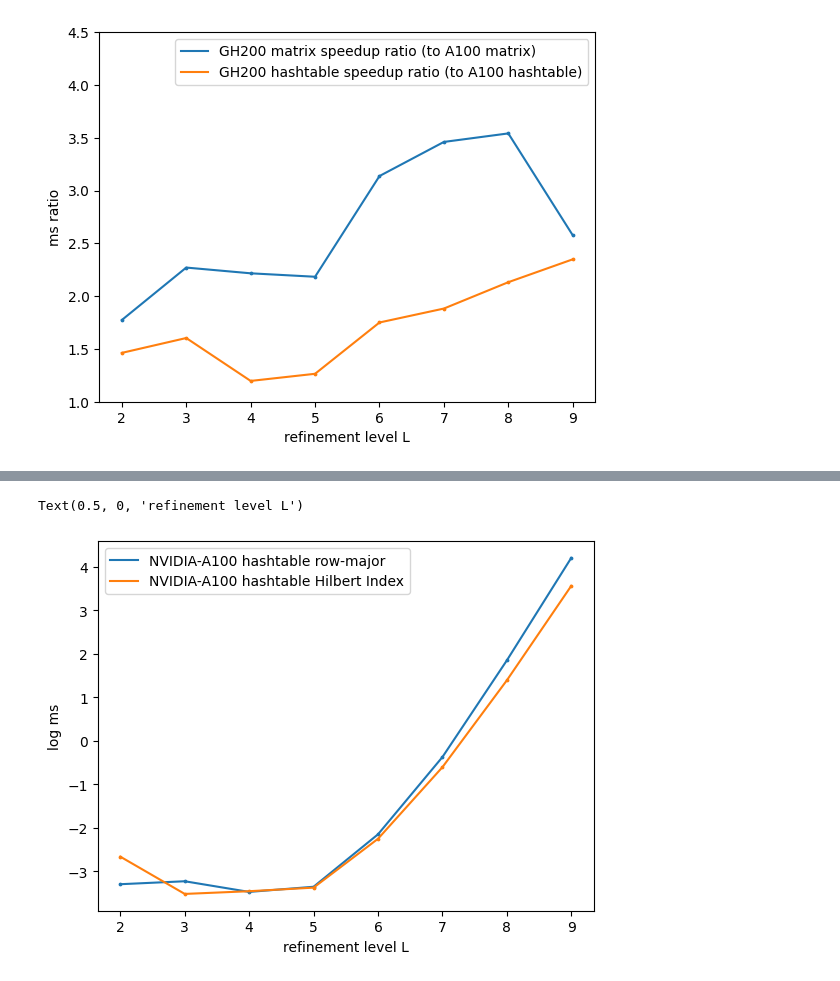
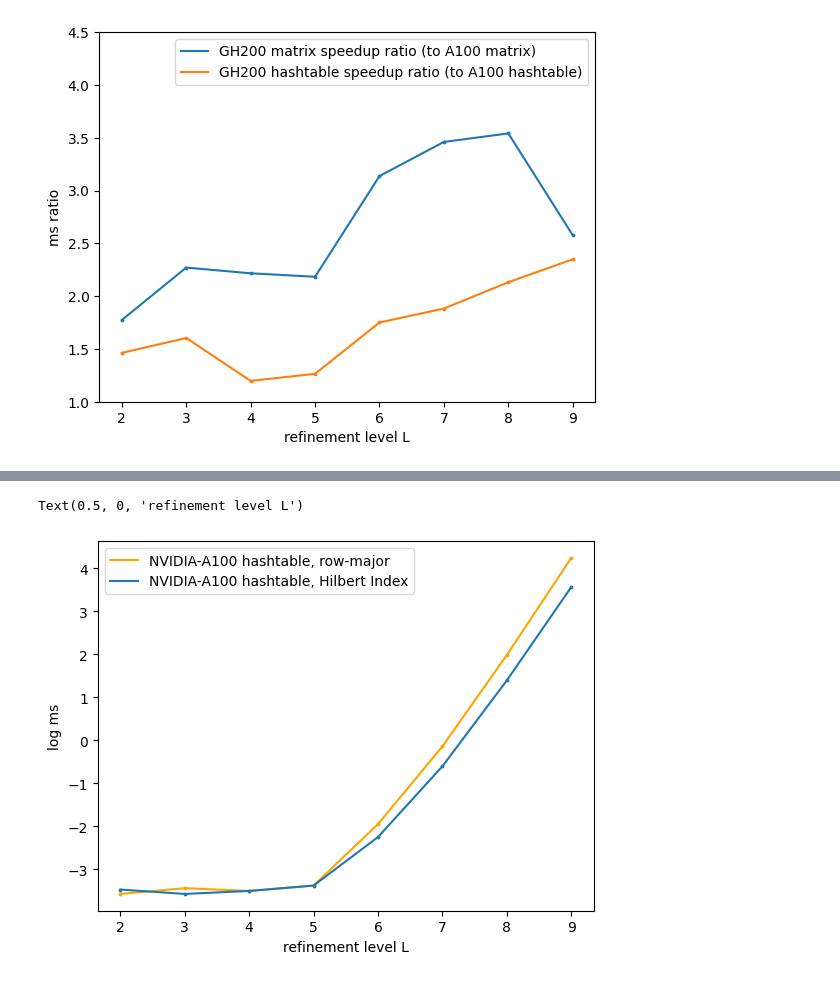
Before and after one commit to 314152718/amr-gpu, a Jupyter notebook: visualize.ipynb, the cells around one changed output, grey strips where cells are left out. Saved outputs shown, nothing was run; the diff lists cells and outputs as text; code cells hidden in the pictures.

```diff
--- a/visualize.ipynb
+++ b/visualize.ipynb
@@ -322,6 +328,6 @@ Text(0.5, 0, 'refinement level L')
 # %%
-times_hashtable_df = pd.read_csv("time_hashtable_float2_112524.csv")
-times_hashtable_hindex = pd.read_csv("time_hashtable_float2_hindex.csv")
+times_hashtable_df = pd.read_csv("time_hashtable_float2_112524_no_outlier.csv")
+times_hashtable_hindex = pd.read_csv("time_hashtable_float2_hindex_no_outlier.csv")
 times_hashtable_df['num_cells'] = times_hashtable_df.L.apply(get_num_cells)
 times_hashtable_hindex['num_cells'] = times_hashtable_hindex.L.apply(get_num_cells)
 
@@ -349,11 +355,11 @@ Text(0.5, 0, 'refinement level L')
 # %%
-plt.scatter(times_hashtable_df.L, np.log(times_hashtable_df.dur_ms), s=3)
+plt.scatter(times_hashtable_df.L, np.log(times_hashtable_df.dur_ms), color='orange', s=3)
 plt.scatter(times_hashtable_hindex.L, np.log(times_hashtable_hindex.dur_ms), s=3)
-plt.plot(times_hashtable_df.L, np.log(times_hashtable_df.dur_ms), label='NVIDIA-A100 hashtable row-major')
-plt.plot(times_hashtable_hindex.L, np.log(times_hashtable_hindex.dur_ms), label='NVIDIA-A100 hashtable Hilbert Index')
+plt.plot(times_hashtable_df.L, np.log(times_hashtable_df.dur_ms), color='orange', label='NVIDIA-A100 hashtable, row-major')
+plt.plot(times_hashtable_hindex.L, np.log(times_hashtable_hindex.dur_ms), label='NVIDIA-A100 hashtable, Hilbert Index')
 plt.legend()
 plt.ylabel('log ms')
 plt.xlabel('refinement level L')
 # %% [output]
 Text(0.5, 0, 'refinement level L')
-[figure, old version]
+[figure, new version]
```
Also changed, not shown: parts of 6 cells of this notebook, 6 other files.
